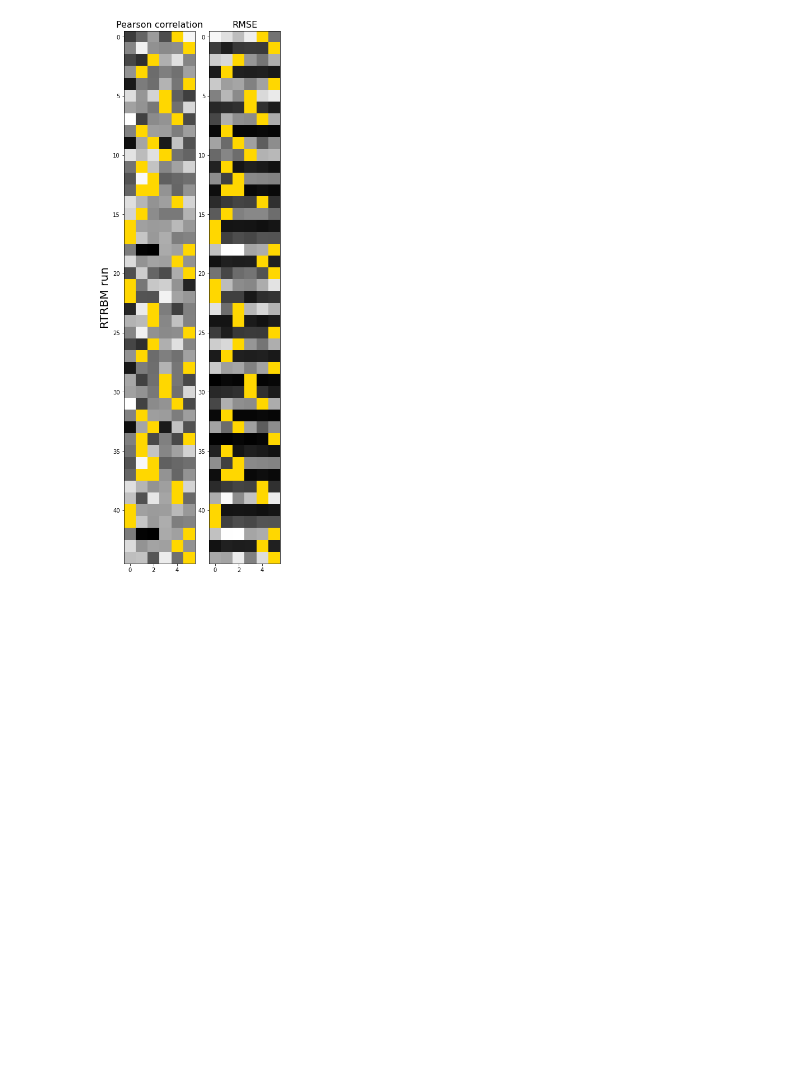
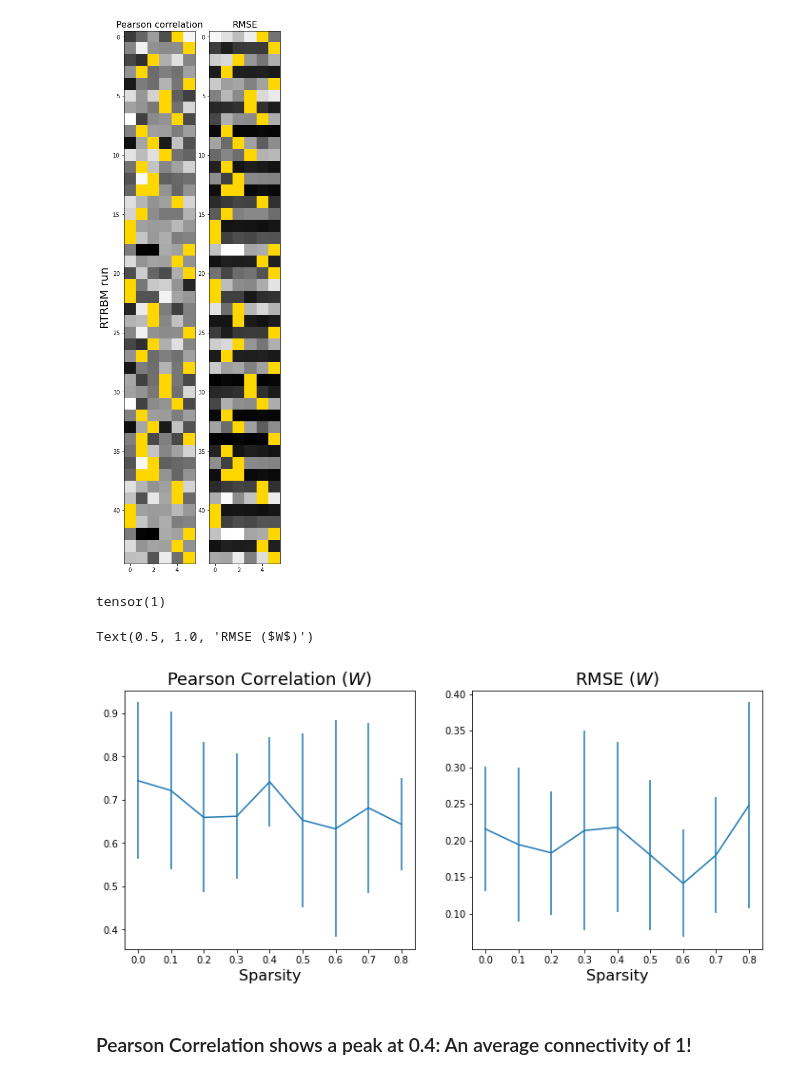
Before and after one commit to casperpeters/intern, a Jupyter notebook: notebooks/Reconstructing RTRBM/Continuous Weights Getting More Sparse 5 Runs.ipynb, the cells around one changed output. Saved outputs shown, nothing was run; the diff lists cells and outputs as text; code cells hidden in the pictures; blank space fills up the shorter version.

```diff
--- a/notebooks/Reconstructing RTRBM/Continuous Weights Getting More Sparse 5 Runs.ipynb
+++ b/notebooks/Reconstructing RTRBM/Continuous Weights Getting More Sparse 5 Runs.ipynb
@@ -177,3 +154,34 @@ axes[1].set_title('RMSE', fontsize=16)
 # %% [output]
 Text(0.5, 1.0, 'RMSE')
 [figure]
+# %%
+W_pearson_best, best_idx1 = torch.max(W_pearson, 2)
+U_pearson_best, _ = torch.max(U_pearson, 2)
+W_error_best, best_idx2 = torch.min(W_error, 2)
+U_error_best, _ = torch.min(U_error, 2)
+print(torch.sum(best_idx1 != best_idx2))
+
+W_pearson_mean = torch.mean(W_pearson_best, 1)
+U_pearson_mean = torch.mean(U_pearson_best, 1)
+W_error_mean = torch.mean(W_error_best, 1)
+U_error_mean = torch.mean(U_error_best, 1)
+W_pearson_std = torch.std(W_pearson_best, 1)
+U_pearson_std = torch.std(U_pearson_best, 1)
+W_error_std = torch.std(W_error_best, 1)
+U_error_std = torch.std(U_error_best, 1)
+
+
+fig, axes = plt.subplots(1, 2, figsize=(12,5))
+
+axes[0].errorbar(sparsity, W_pearson_mean, W_pearson_std)
+axes[1].errorbar(sparsity, W_error_mean, W_error_std)
+axes[0].set_xlabel('Sparsity', fontsize=16)
+axes[1].set_xlabel('Sparsity', fontsize=16)
+axes[0].set_title('Pearson Correlation ($W$)', fontsize=18)
+axes[1].set_title('RMSE ($W$)', fontsize=18)
+# %% [output]
+tensor(1)
+Text(0.5, 1.0, 'RMSE ($W$)')
+[figure, added]
+# %% [markdown]
+### Pearson Correlation shows a peak at 0.4: An average connectivity of 1!
```
Also changed, not shown: parts of 3 cells of this notebook, 2 other files.
